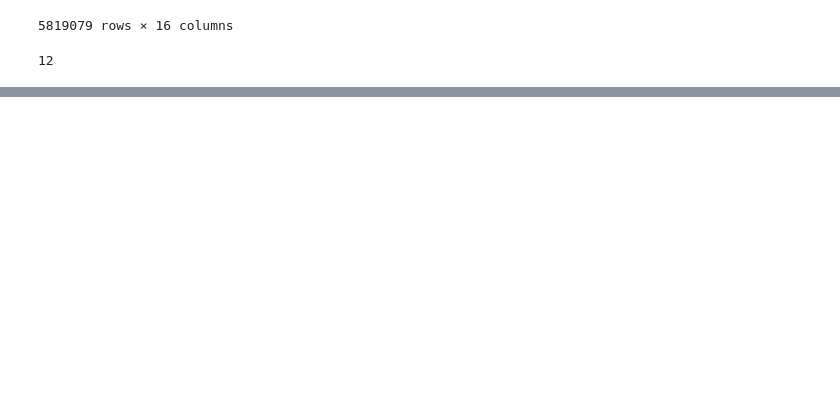
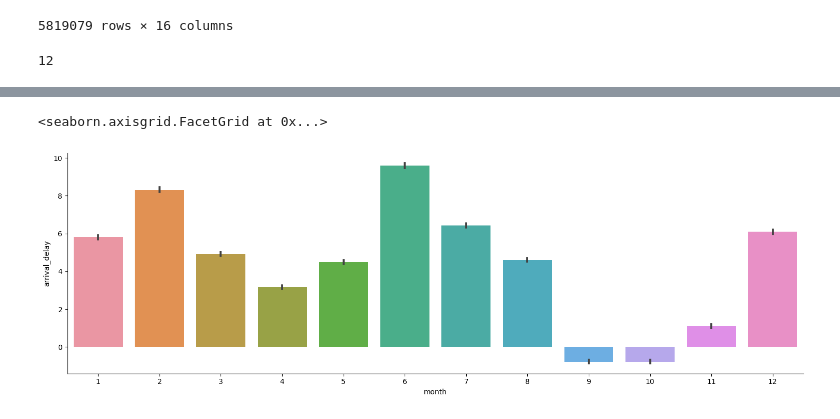
Before and after one commit to lukaszek358/SDA, a Jupyter notebook: projekt_końcowy.ipynb, the cells around one changed output, grey strips where cells are left out. Drawn from its saved outputs; the diff is of its cells as text; code cells hidden in the pictures; blank space fills up the shorter version.

```diff
--- a/projekt_końcowy.ipynb
+++ b/projekt_końcowy.ipynb
@@ -186,3 +193,8 @@ raw_flights
+# %%
+sns.catplot(data = raw_flights, x = 'month', y = 'arrival_delay',kind = 'bar', height = 5, aspect = 3)
+# %% [output]
+<seaborn.axisgrid.FacetGrid at 0x...>
+[figure, added]
 # %%
 corr = raw_flights.corr()
 
```
Also changed, not shown: parts of 5 cells of this notebook.
